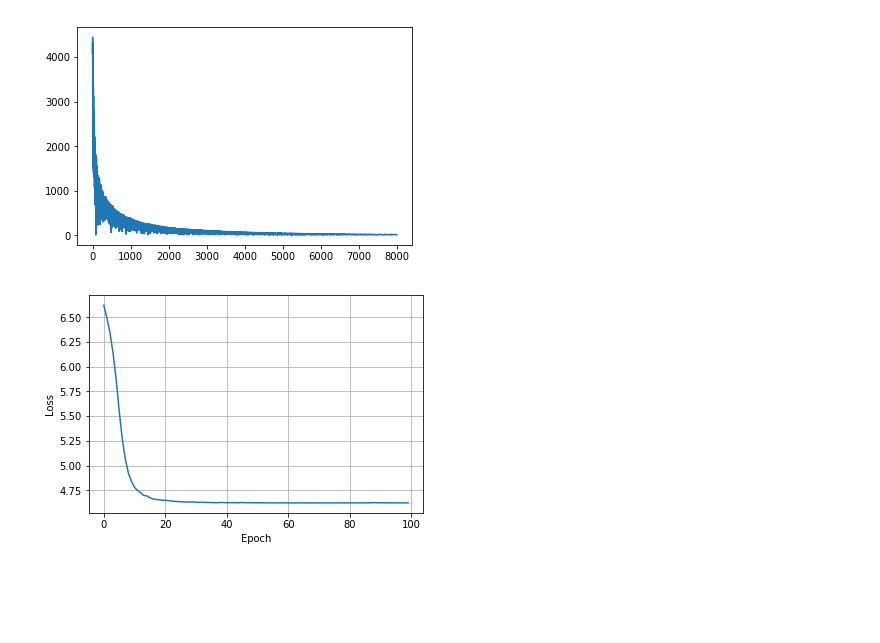
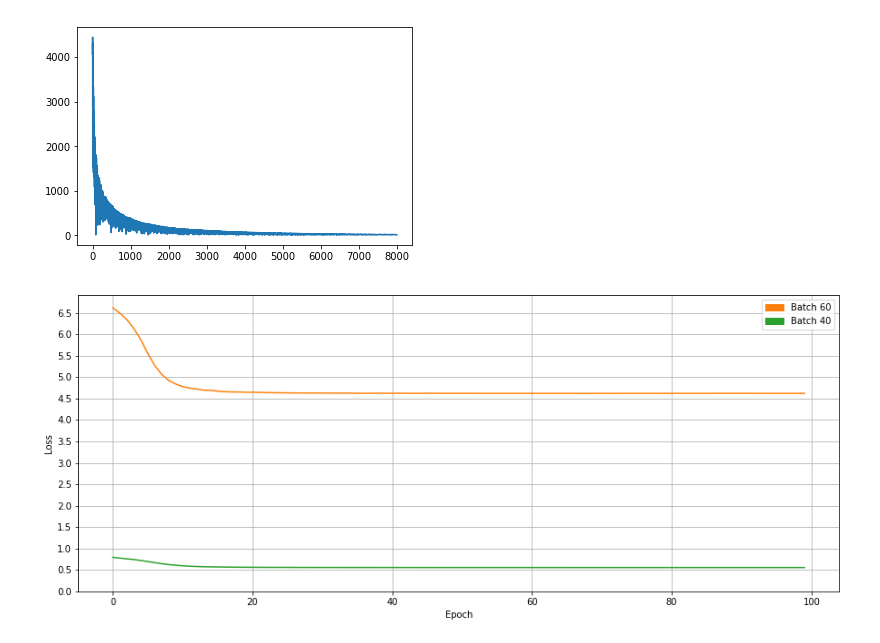
Before and after one commit to midNight-jam/CMPE295B_Recommendation_System_for_Scietific_Literature, a Jupyter notebook: neural_network_exp/visualization.ipynb, the cells around one changed output. Cells and saved outputs as stored; diff of their text form; code cells hidden in the pictures; blank space fills up the shorter version.

```diff
--- a/neural_network_exp/visualization.ipynb
+++ b/neural_network_exp/visualization.ipynb
@@ -120,11 +121,21 @@ MAX Word ID : 4441
 # %%
 import data
 import matplotlib.pylab as plt
-readings = data.get_cruve_readings('loss_plot__2018-04-09T02:48:29.095769.dat')
-plt.plot(readings)
+import matplotlib.patches as mpatches
+rd1 = data.get_cruve_readings('loss_plot__2018-04-09T02:48:29.095769.dat')
+rd2 = data.get_cruve_readings('loss_plot__2018-04-10T01:13:29.623213.dat')
+plt.figure(1, figsize=(15, 6))
+plt.plot(rd1, 'C1')
+plt.plot(rd2, 'C2')
+
+c1 = mpatches.Patch(color='C1', label='Batch 60')
+c2 = mpatches.Patch(color='C2', label='Batch 40')
+plt.legend(handles=[c1, c2])
+
 plt.xlabel('Epoch')
 plt.ylabel('Loss')
+plt.yticks(np.arange(0, 7, step=0.5))
 plt.grid(True)
 plt.show()
 # %% [output]
-[figure, old version]
+[figure, new version]
```
Also changed, not shown: parts of 1 cell of this notebook, 1 other file.
